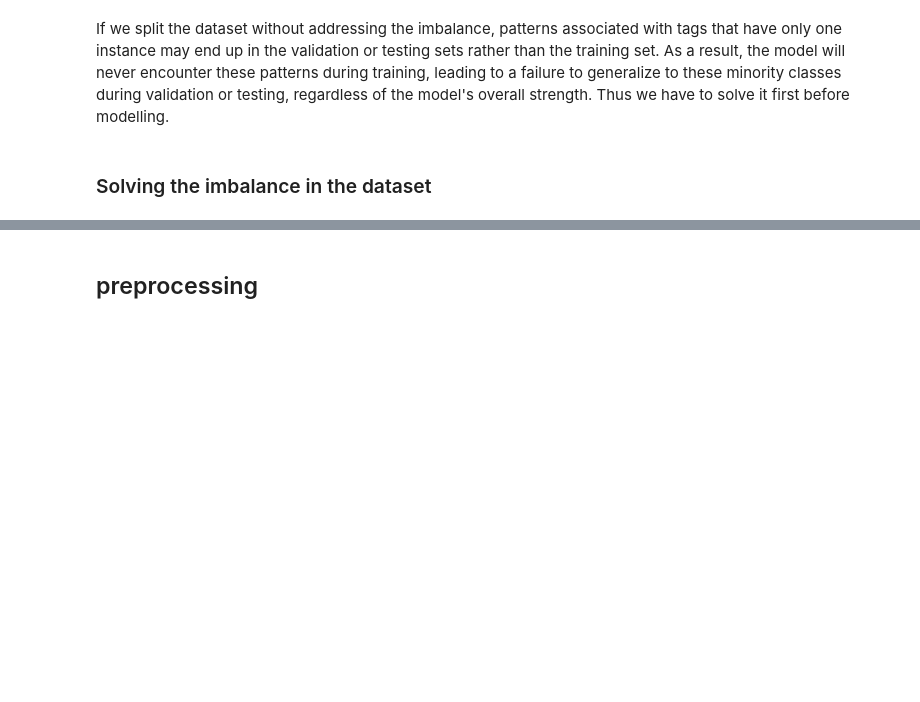
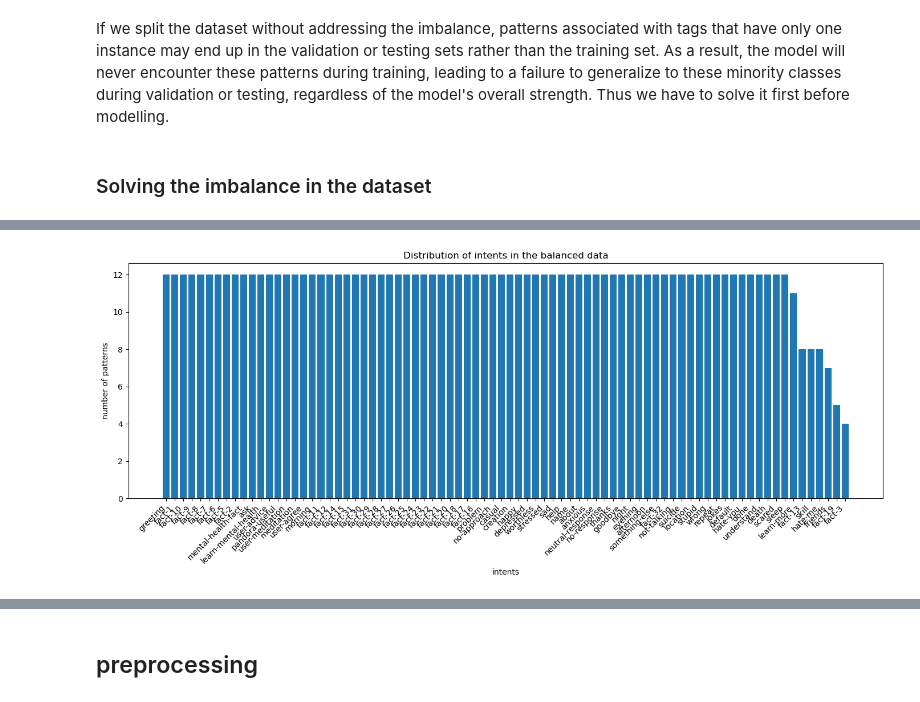
Before and after one commit to Selim9-9/Chatbot-For-Mental-Health, a Jupyter notebook: ChatBot.ipynb, the cells around one changed output, grey strips where cells are left out. Saved outputs shown, nothing was run; the diff lists cells and outputs as text; code cells hidden in the pictures; blank space fills up the shorter version.

```diff
--- a/ChatBot.ipynb
+++ b/ChatBot.ipynb
@@ -167 +148,16 @@ import matplotlib.pyplot as plt
+# %%
+plt.figure(figsize=(14,6))
+
+plt.bar(df2['tag'].value_counts().index,df2['tag'].value_counts().values)
+
+plt.title('Distribution of intents in the balanced data')
+plt.xlabel("intents")
+plt.ylabel("number of patterns")
+
+plt.xticks(rotation = 45  , ha = "right")
+plt.tight_layout()
+
+plt.show()
+# %% [output]
+[figure, added]
 # %%
```
Also changed, not shown: parts of 18 cells of this notebook.
